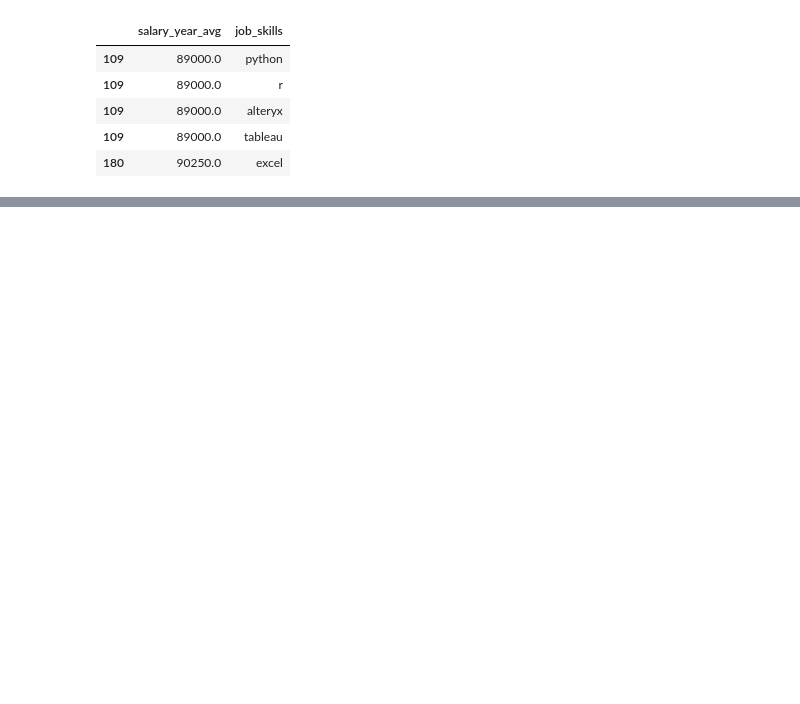
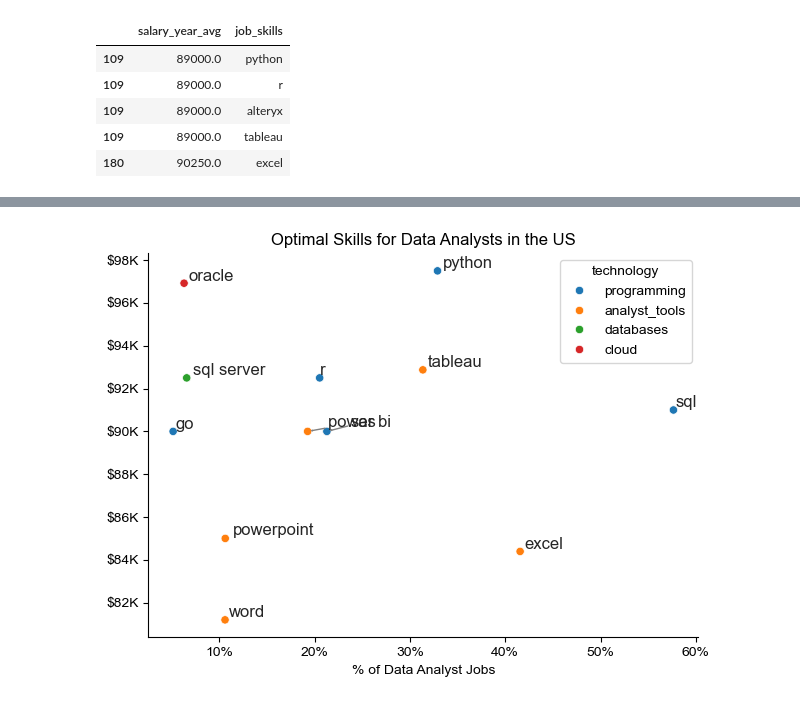
Before and after one commit to mrbartuss/Python_for_Data_Analytics, a Jupyter notebook: 5_Optimal_Skills.ipynb, the cells around one changed output, grey strips where cells are left out. Cells and saved outputs as stored; diff of their text form; code cells hidden in the pictures; blank space fills up the shorter version.

```diff
--- a/5_Optimal_Skills.ipynb
+++ b/5_Optimal_Skills.ipynb
@@ -61,0 +89,37 @@ plt.show()
+# %%
+df_technology = pd.DataFrame(list(technology_dict.items()), columns = ['technology', 'skills'])
+df_technology = df_technology.explode('skills')
+# %%
+df_plot = df_DA_US_skills_high_demand.merge(df_technology, left_on = 'job_skills', right_on = 'skills')
+# %%
+from adjustText import adjust_text
+
+sns.scatterplot(
+    data = df_plot,
+    x = 'skill_percent',
+    y = 'median_salary',
+    hue = 'technology'
+)
+
+sns.despine()
+sns.set_theme(style = 'ticks')
+
+texts = []
+for i, txt in enumerate(df_DA_US_skills_high_demand.index):
+    texts.append(plt.text(df_DA_US_skills_high_demand['skill_percent'].iloc[i], df_DA_US_skills_high_demand['median_salary'].iloc[i], txt))
+
+adjust_text(texts, arrowprops = dict(arrowstyle = '->', color = 'gray'))
+
+plt.xlabel('% of Data Analyst Jobs')
+plt.ylabel('')
+plt.title('Optimal Skills for Data Analysts in the US')
+
+from matplotlib.ticker import PercentFormatter
+ax = plt.gca()
+ax.xaxis.set_major_formatter(PercentFormatter(decimals = 0))
+ax.yaxis.set_major_formatter(plt.FuncFormatter(lambda y, pos: f'${int(y/1000)}K'))
+
+plt.tight_layout()
+plt.show()
+# %% [output]
+[figure, added]
```
Also changed, not shown: parts of 2 cells of this notebook.
